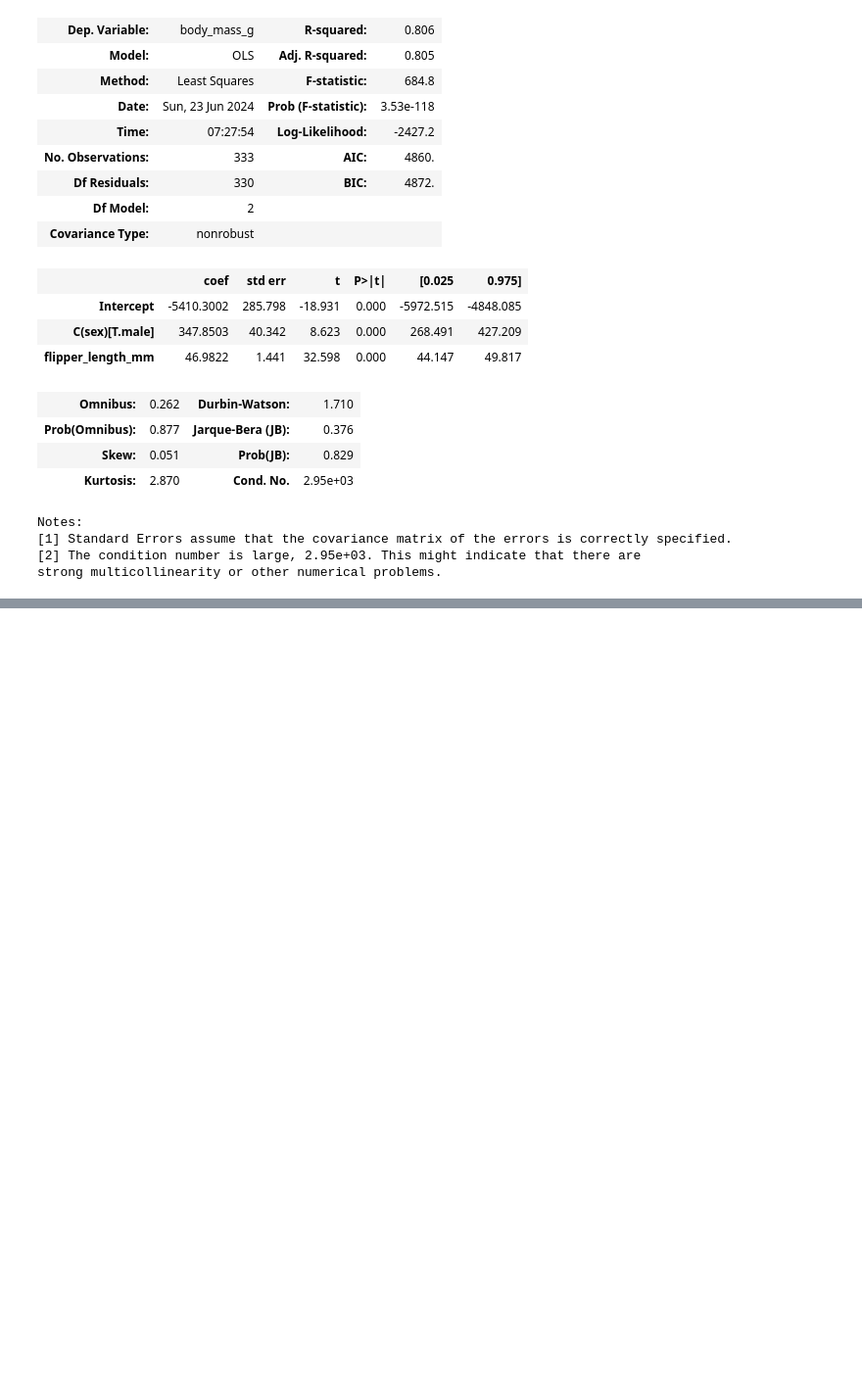
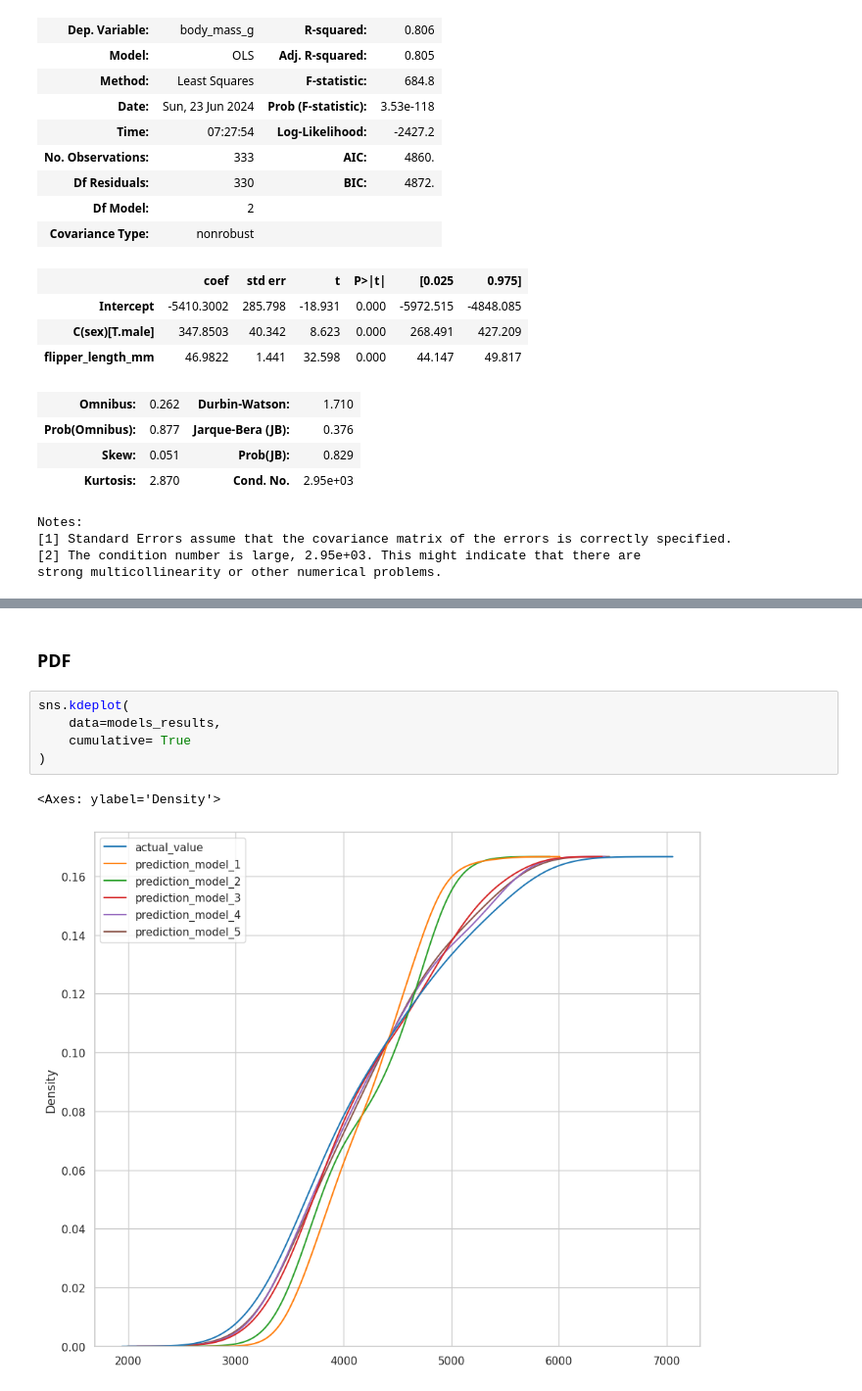
Before and after one commit to FernandoUrruchurtu/DatosPythonPlatzi, a Jupyter notebook: analisis-exploratorio-datos/notebook-eda-bivariate.ipynb, the cells around one changed output, grey strips where cells are left out. Shown at 98% size. Drawn from its saved outputs; the diff is of its cells as text; blank space fills up the shorter version.

```diff
--- a/analisis-exploratorio-datos/notebook-eda-bivariate.ipynb
+++ b/analisis-exploratorio-datos/notebook-eda-bivariate.ipynb
@@ -438,0 +474,10 @@ strong multicollinearity or other numerical problems.
+# %% [markdown]
+### PDF
+# %%
+sns.kdeplot(
+    data=models_results,
+    cumulative= True
+)
+# %% [output]
+<Axes: ylabel='Density'>
+[figure, added]
```
Also changed, not shown: parts of 28 cells of this notebook, 1 other file.
